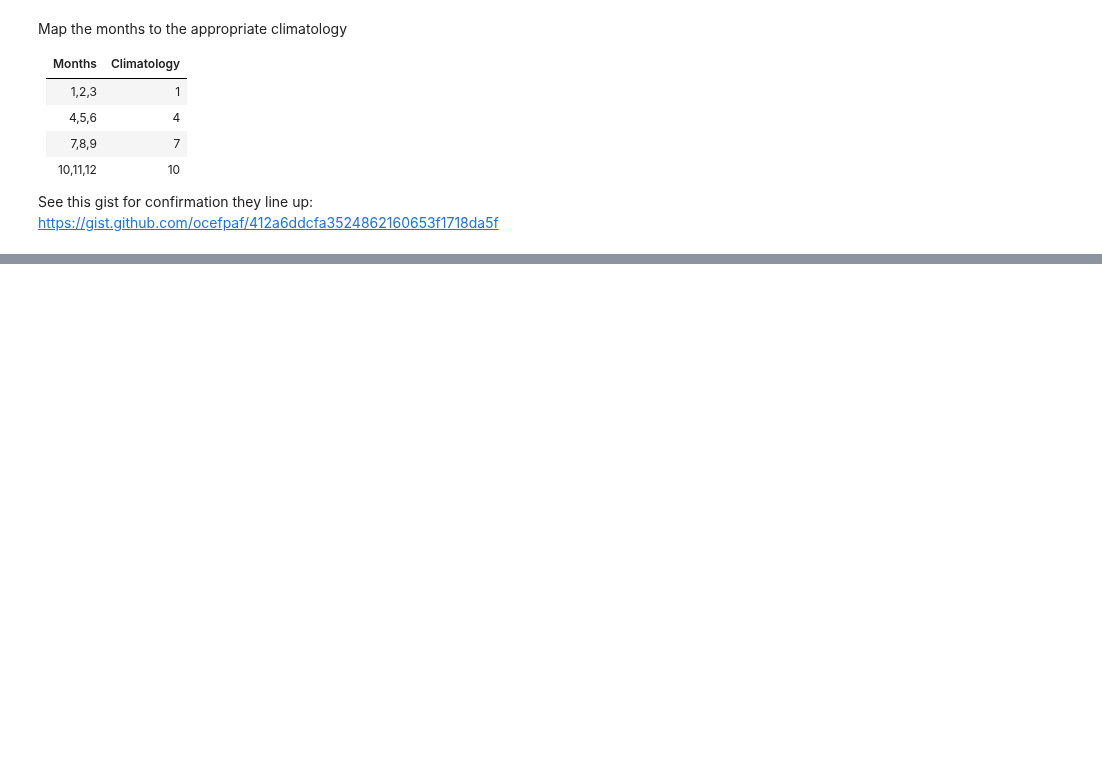
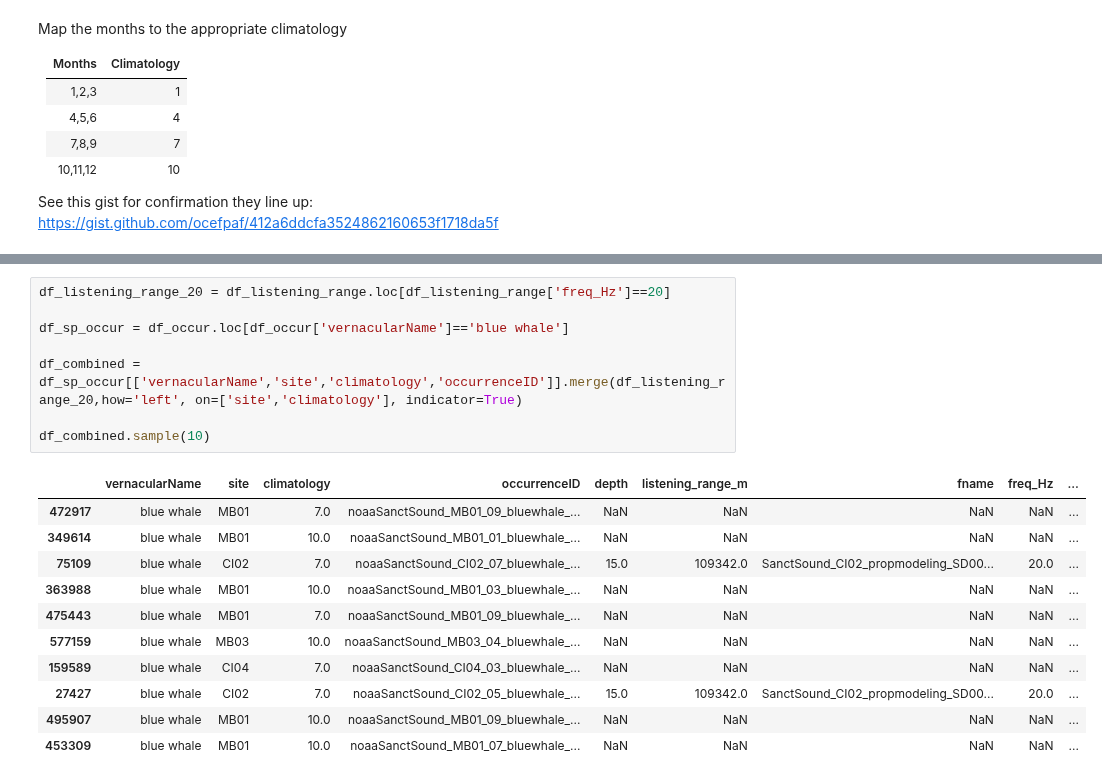
Before and after one commit to ioos/bio_data_guide, a Jupyter notebook: datasets/SanctSound/sound_propagation_processing.ipynb, the cells around one changed output, grey strips where cells are left out. Cells and saved outputs as stored; diff of their text form; blank space fills up the shorter version.

```diff
--- a/datasets/SanctSound/sound_propagation_processing.ipynb
+++ b/datasets/SanctSound/sound_propagation_processing.ipynb
@@ -340,0 +336,20 @@ df_combined.sample(10)
+# %%
+df_listening_range_20 = df_listening_range.loc[df_listening_range['freq_Hz']==20]
+
+df_sp_occur = df_occur.loc[df_occur['vernacularName']=='blue whale']
+
+df_combined = df_sp_occur[['vernacularName','site','climatology','occurrenceID']].merge(df_listening_range_20,how='left', on=['site','climatology'], indicator=True)
+
+df_combined.sample(10)
+# %% [output]
+|  | vernacularName | site | climatology | occurrenceID | depth | listening_range_m | fname | freq_Hz | ... |
+| 472917 | blue whale | MB01 | 7.0 | noaaSanctSound_MB01_09_bluewhale_... | NaN | NaN | NaN | NaN | ... |
+| 349614 | blue whale | MB01 | 10.0 | noaaSanctSound_MB01_01_bluewhale_... | NaN | NaN | NaN | NaN | ... |
+| 75109 | blue whale | CI02 | 7.0 | noaaSanctSound_CI02_07_bluewhale_... | 15.0 | 109342.0 | SanctSound_CI02_propmodeling_SD00... | 20.0 | ... |
+| 363988 | blue whale | MB01 | 10.0 | noaaSanctSound_MB01_03_bluewhale_... | NaN | NaN | NaN | NaN | ... |
+| 475443 | blue whale | MB01 | 7.0 | noaaSanctSound_MB01_09_bluewhale_... | NaN | NaN | NaN | NaN | ... |
+| 577159 | blue whale | MB03 | 10.0 | noaaSanctSound_MB03_04_bluewhale_... | NaN | NaN | NaN | NaN | ... |
+| 159589 | blue whale | CI04 | 7.0 | noaaSanctSound_CI04_03_bluewhale_... | NaN | NaN | NaN | NaN | ... |
+| 27427 | blue whale | CI02 | 7.0 | noaaSanctSound_CI02_05_bluewhale_... | 15.0 | 109342.0 | SanctSound_CI02_propmodeling_SD00... | 20.0 | ... |
+| 495907 | blue whale | MB01 | 10.0 | noaaSanctSound_MB01_09_bluewhale_... | NaN | NaN | NaN | NaN | ... |
+| 453309 | blue whale | MB01 | 10.0 | noaaSanctSound_MB01_07_bluewhale_... | NaN | NaN | NaN | NaN | ... |
```
Also changed, not shown: parts of 10 cells of this notebook, 5 other files.
